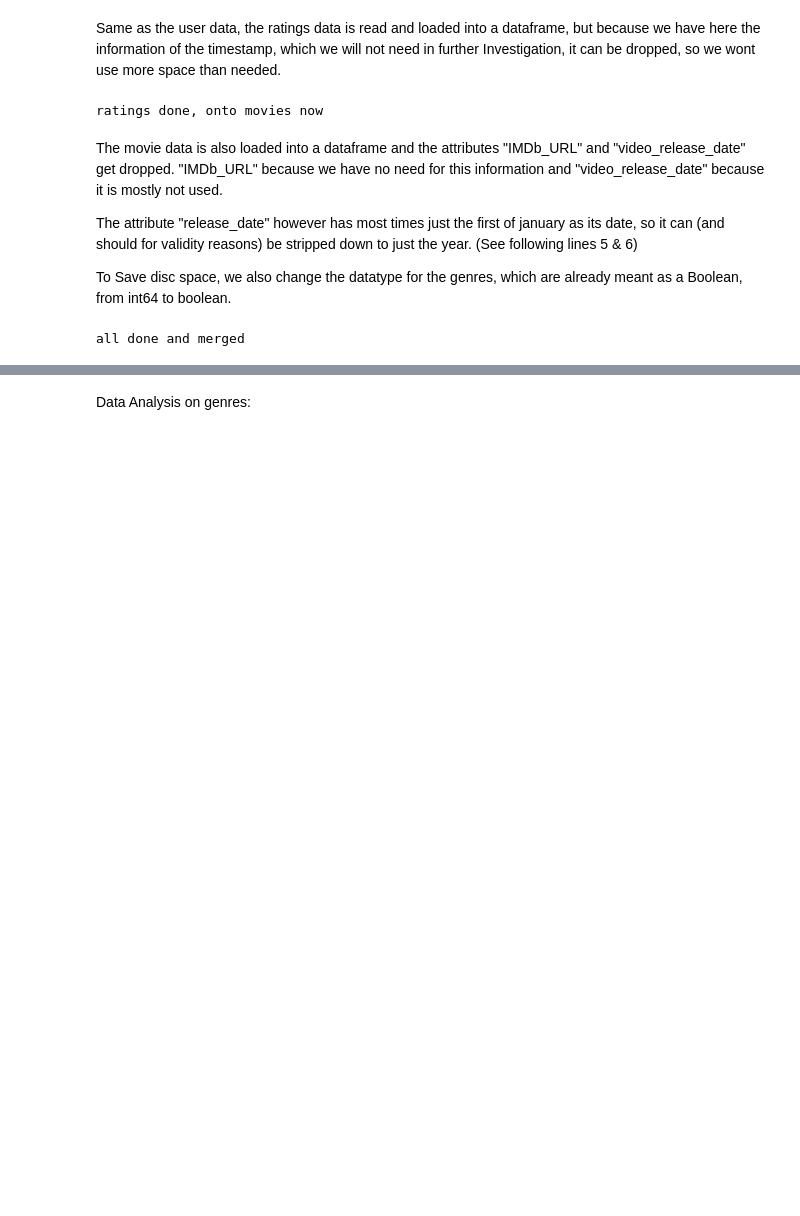
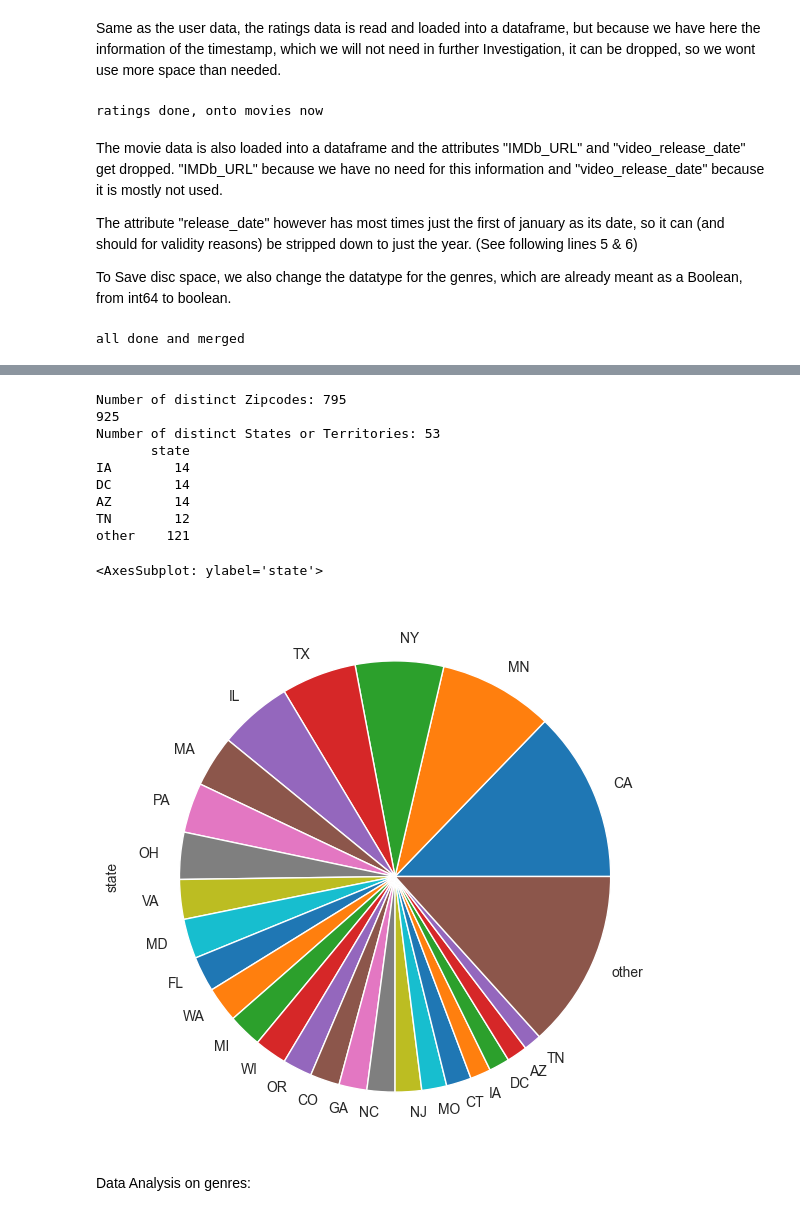
Before and after one commit to ursthejosh/DeepLearningAbgabe, a Jupyter notebook: DeepLearningTask.ipynb, the cells around one changed output, grey strips where cells are left out. Saved outputs shown, nothing was run; the diff lists cells and outputs as text; code cells hidden in the pictures; blank space fills up the shorter version.

```diff
--- a/DeepLearningTask.ipynb
+++ b/DeepLearningTask.ipynb
@@ -50,12 +30,13 @@ They have to be later put into the keras dataset folder, this path is printed in
 It is sufficient to use the Free version.
 # %%
 zip_code_cols = ['zip_code','type','decommissioned','primary_city','acceptable_cities','unacceptable_cities','state','county','timezone','area_codes','world_region','country','latitude','longitude','irs_estimated_population']
-zip_code_dir = keras_datasets_path / "zip_code_database.csv"
+zip_code_dir = Path.cwd() / "zip_code_database.csv"
 zip_codes_df = pd.read_csv(zip_code_dir, sep = ',', names= zip_code_cols, encoding='latin-1')
 zip_codes_df.drop([0], inplace = True)
 zip_codes_df.drop(['type','decommissioned','primary_city','acceptable_cities','unacceptable_cities','county','timezone','area_codes','world_region','country','latitude','longitude','irs_estimated_population'], axis = 1, inplace = True)
 zip_codes_df['zip_code'] = zip_codes_df['zip_code'].astype('int64')
-zip_codes_df.head(20)
+
+#print(zip_codes_df.head(20))
 zip_codes_df.dtypes
 # %% [output]
 zip_code     int64
@@ -65,8 +46,7 @@ dtype: object
 The user data is read by using the pandas.read_csv function and loaded into a dataframe, the columns of each type of information is linked with their Keywords.
 # %%
 user_cols = ['user_id', 'age', 'gender', 'occupation', 'zip_code']
-user_data = movielens_dir / "u.user"
-users = pd.read_csv(user_data, sep='|', names=user_cols,encoding='latin-1')
+users = pd.read_csv(movielens_dir / "u.user", sep='|', names=user_cols,encoding='latin-1')
 
 print('users done, onto ratings now')
 # %% [output]
@@ -75,8 +55,7 @@ users done, onto ratings now
 Same as the user data, the ratings data is read and loaded into a dataframe, but because we have here the information of the timestamp, which we will not need in further Investigation, it can be dropped, so we wont use more space than needed.
 # %%
 ratings_cols = ['user_id', 'movie_id', 'rating', 'timestamp']
-ratings_data = movielens_dir / "u.data"
-ratings = pd.read_csv(ratings_data, sep='\t', names=ratings_cols)
+ratings = pd.read_csv(movielens_dir / "u.data", sep='\t', names=ratings_cols)
 #print(ratings.head())
 ratings.drop(['timestamp'], axis=1, inplace=True)
 #print(ratings.head())
@@ -138,3 +93,34 @@ TypeError: '<' not supported between instances of 'str' and 'int'
+# %%
+print('Number of distinct Zipcodes:', df_all.zip_code.nunique())
+
+users['zip_code'] = pd.to_numeric(users['zip_code'], errors='coerce')
+users.dropna(inplace = True)
+users['zip_code'] = users['zip_code'].astype('int64')
+users_zips_n_states = pd.merge(users, zip_codes_df, on= "zip_code")
+print(len(users['zip_code']))
+print('Number of distinct States or Territories:', users_zips_n_states.state.nunique())
+users_states = users_zips_n_states['state'].value_counts().to_frame()
+
+u_s_shrinked = users_states[:25].copy()
+u_s_shrinked.loc['other'] = [users_states['state'][25:].sum()]
+print(u_s_shrinked.tail())
+
+
+user_state_flat = u_s_shrinked.transpose()
+state_row = user_state_flat.iloc[0]
+state_row.plot(kind='pie',figsize = (7,7), label = None)
+# %% [output]
+Number of distinct Zipcodes: 795
+925
+Number of distinct States or Territories: 53
+       state
+IA        14
+DC        14
+AZ        14
+TN        12
+other    121
+<AxesSubplot: ylabel='state'>
+[figure, added]
 # %% [markdown]
 Data Analysis on genres:
 # %%
```
Also changed, not shown: parts of 10 cells of this notebook, 27 other files.
